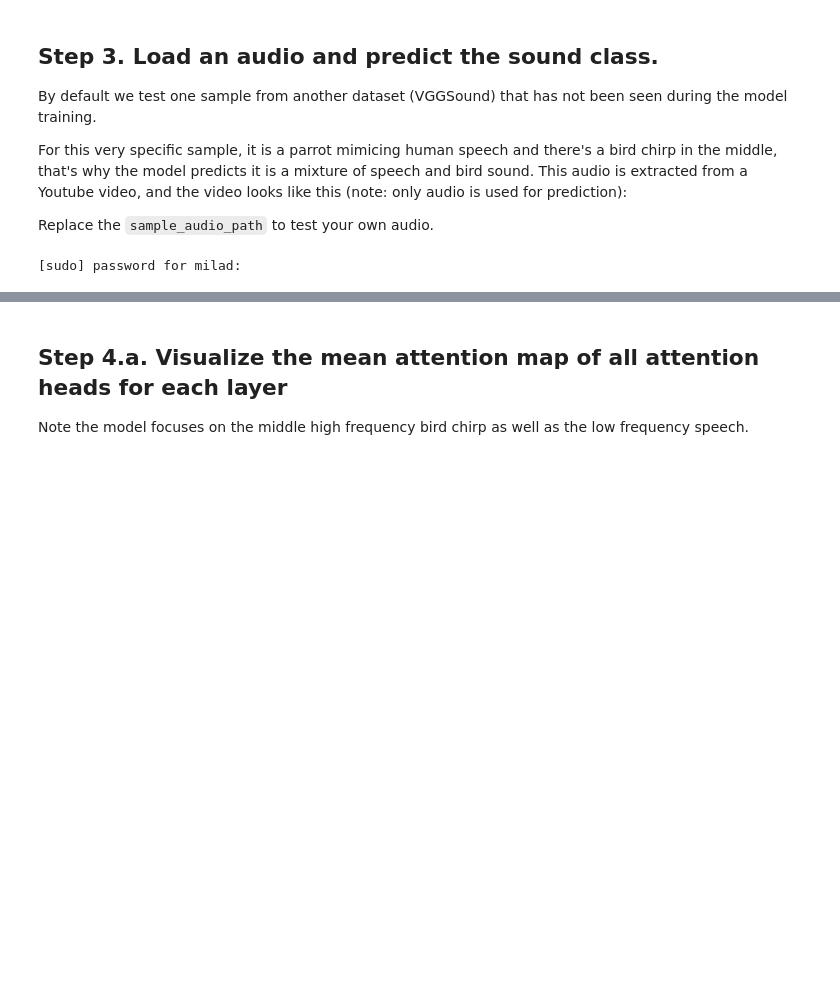
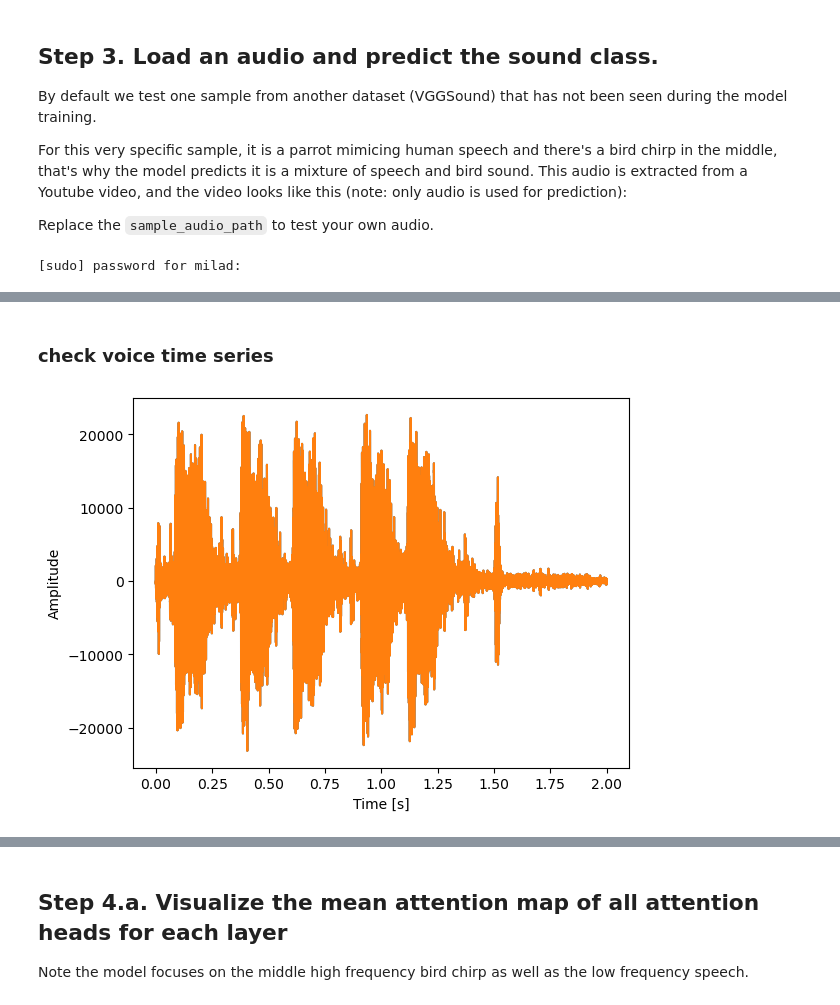
Before and after one commit to milad-s5/ast, a Jupyter notebook: AST_Inference_Demo_CPU.ipynb, the cells around one changed output, grey strips where cells are left out. Saved outputs shown, nothing was run; the diff lists cells and outputs as text; code cells hidden in the pictures; blank space fills up the shorter version.

```diff
--- a/AST_Inference_Demo_CPU.ipynb
+++ b/AST_Inference_Demo_CPU.ipynb
@@ -351,3 +357,21 @@ Predice results:
 - Hubbub, speech noise, speech babble: 0.0136
 Listen to this sample:
 [interactive output not drawn]
+# %% [markdown]
+### check voice time series
+# %%
+from scipy.io.wavfile import read #import the required function from the module
+import matplotlib.pyplot as plt
+import numpy as np
+
+samplerate, data = read('./sample_audios/gun-17ak-16k.wav')
+duration = len(data)/samplerate
+
+time = np.arange(0,duration,1/samplerate) #time vector
+
+plt.plot(time,data)
+plt.xlabel('Time [s]')
+plt.ylabel('Amplitude')
+plt.show()
+# %% [output]
+[figure, added]
```
Also changed, not shown: parts of 24 cells of this notebook, 9 other files.
